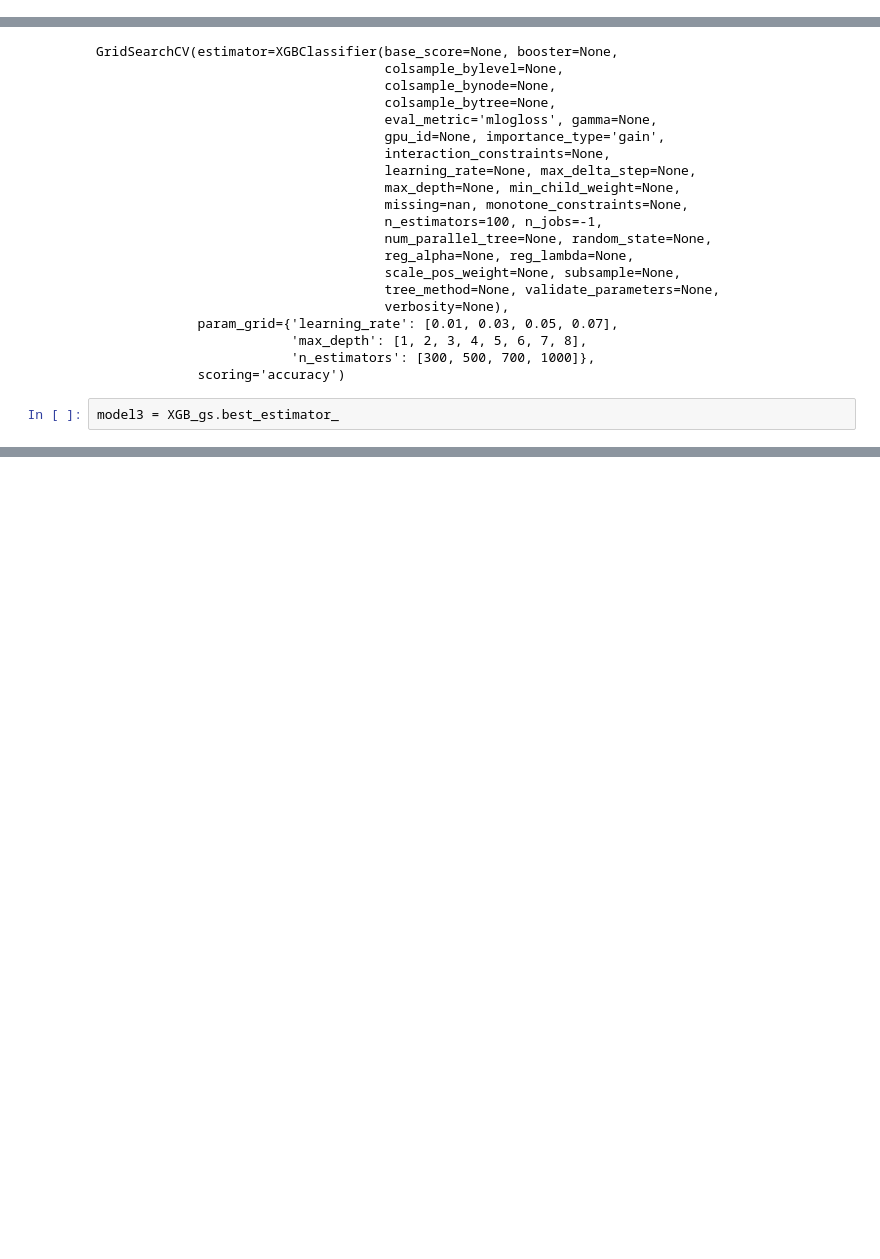
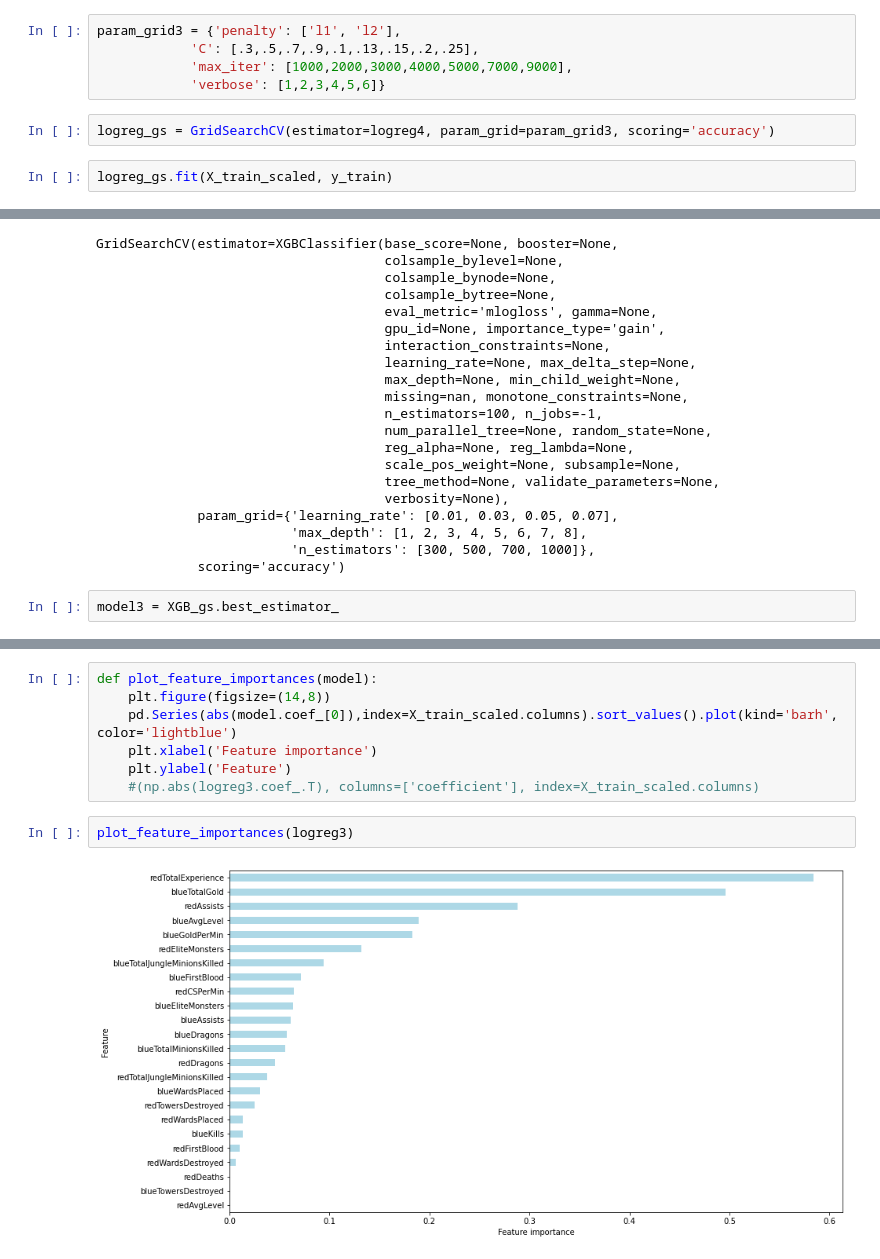
Before and after one commit to krvosen/bsc-phase-three-project, a Jupyter notebook: notebooks/exploratory/Kyle/FinalMaybe.ipynb, the cells around one changed output, grey strips where cells are left out. Saved outputs shown, nothing was run; the diff lists cells and outputs as text; blank space fills up the shorter version.

```diff
--- a/notebooks/exploratory/Kyle/FinalMaybe.ipynb
+++ b/notebooks/exploratory/Kyle/FinalMaybe.ipynb
@@ -160,0 +163,9 @@ validation accuracy:  0.7355639503507825
+# %%
+param_grid3 = {'penalty': ['l1', 'l2'],
+            'C': [.3,.5,.7,.9,.1,.13,.15,.2,.25],
+            'max_iter': [1000,2000,3000,4000,5000,7000,9000],
+            'verbose': [1,2,3,4,5,6]}
+# %%
+logreg_gs = GridSearchCV(estimator=logreg4, param_grid=param_grid3, scoring='accuracy')
+# %%
+logreg_gs.fit(X_train_scaled, y_train)
@@ -230,0 +325,11 @@ XGBClassifier(base_score=0.5, booster='gbtree', colsample_bylevel=1,
+# %%
+def plot_feature_importances(model):
+    plt.figure(figsize=(14,8))
+    pd.Series(abs(model.coef_[0]),index=X_train_scaled.columns).sort_values().plot(kind='barh', color='lightblue')
+    plt.xlabel('Feature importance')
+    plt.ylabel('Feature')
+    #(np.abs(logreg3.coef_.T), columns=['coefficient'], index=X_train_scaled.columns)
+# %%
+plot_feature_importances(logreg3)
+# %% [output]
+[figure, added]
```
Also changed, not shown: parts of 26 cells of this notebook.
